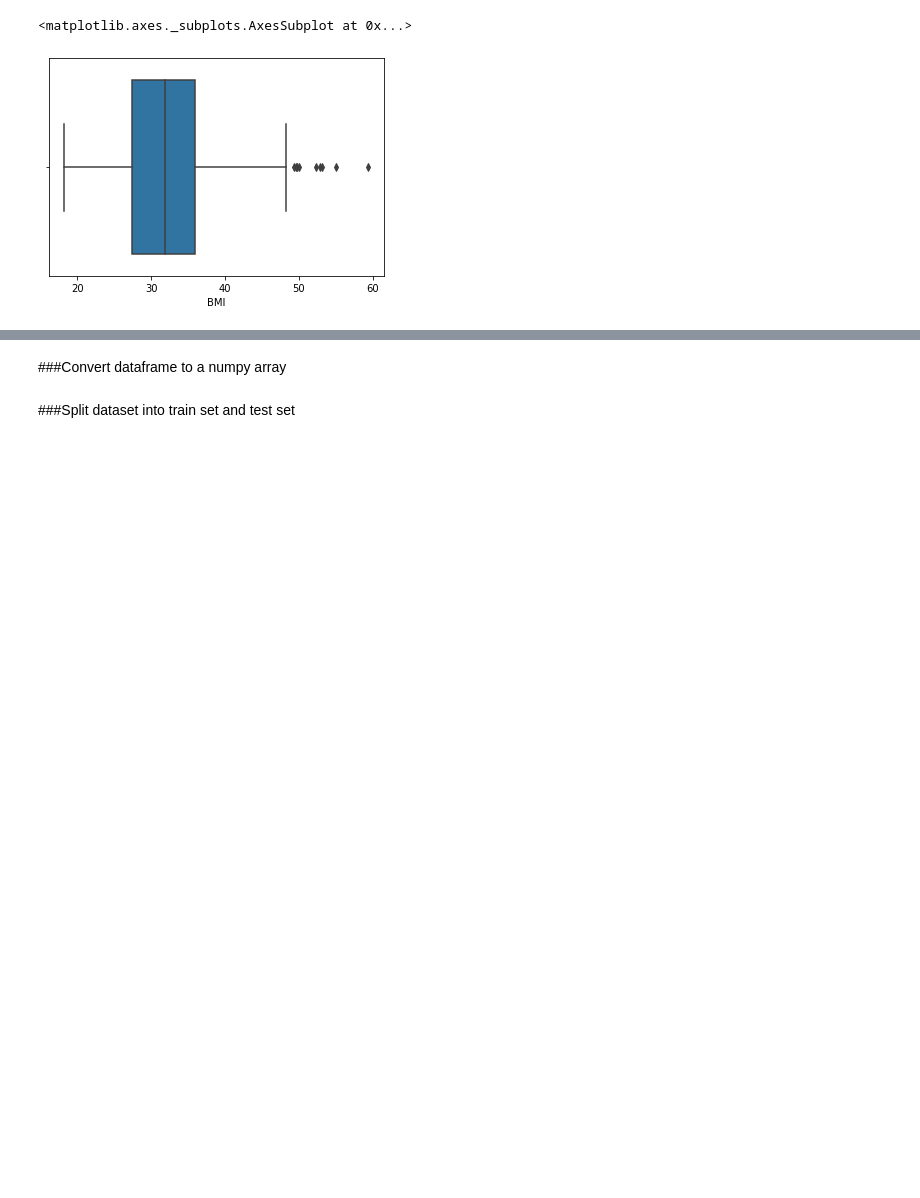
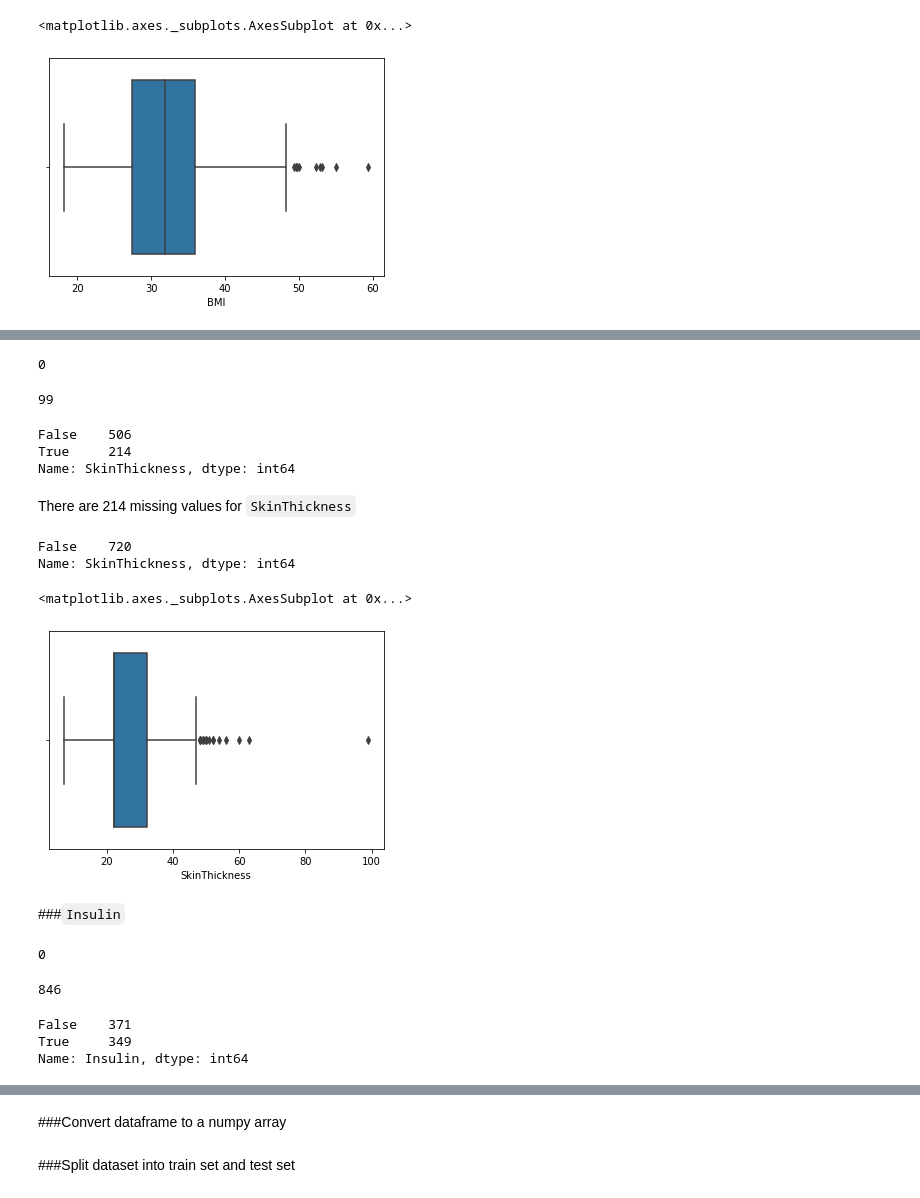
Before and after one commit to araghuwanshi19/pima_indians_diabetes_classification, a Jupyter notebook: pima_indians_diabetes_classification.ipynb, the cells around one changed output, grey strips where cells are left out. Saved outputs shown, nothing was run; the diff lists cells and outputs as text; code cells hidden in the pictures; blank space fills up the shorter version.

Commit message:
explore and pre-process 'Insulin' and 'SkinThickness' values

```diff
--- a/pima_indians_diabetes_classification.ipynb
+++ b/pima_indians_diabetes_classification.ipynb
@@ -226,0 +233,45 @@ sns.boxplot(x =df['BMI'])
+# %%
+min(df['SkinThickness'])
+# %% [output]
+0
+# %%
+max(df['SkinThickness'])
+# %% [output]
+99
+# %%
+pd.value_counts(df['SkinThickness'] == 0)
+# %% [output]
+False    506
+True     214
+Name: SkinThickness, dtype: int64
+# %% [markdown]
+There are 214 missing values for `SkinThickness`
+# %%
+# fill missing vlaues
+df['SkinThickness'] = df['SkinThickness'].replace(0, (df['SkinThickness']).median())
+
+pd.value_counts(df['SkinThickness'] == 0.0)
+# %% [output]
+False    720
+Name: SkinThickness, dtype: int64
+# %%
+sns.boxplot(x =df['SkinThickness'])
+# %% [output]
+<matplotlib.axes._subplots.AxesSubplot at 0x...>
+[figure, added]
+# %% [markdown]
+###`Insulin`
+# %%
+min(df['Insulin'])
+# %% [output]
+0
+# %%
+max(df['Insulin'])
+# %% [output]
+846
+# %%
+pd.value_counts(df['Insulin']==0)
+# %% [output]
+False    371
+True     349
+Name: Insulin, dtype: int64
```
Also changed, not shown: parts of 8 cells of this notebook.
